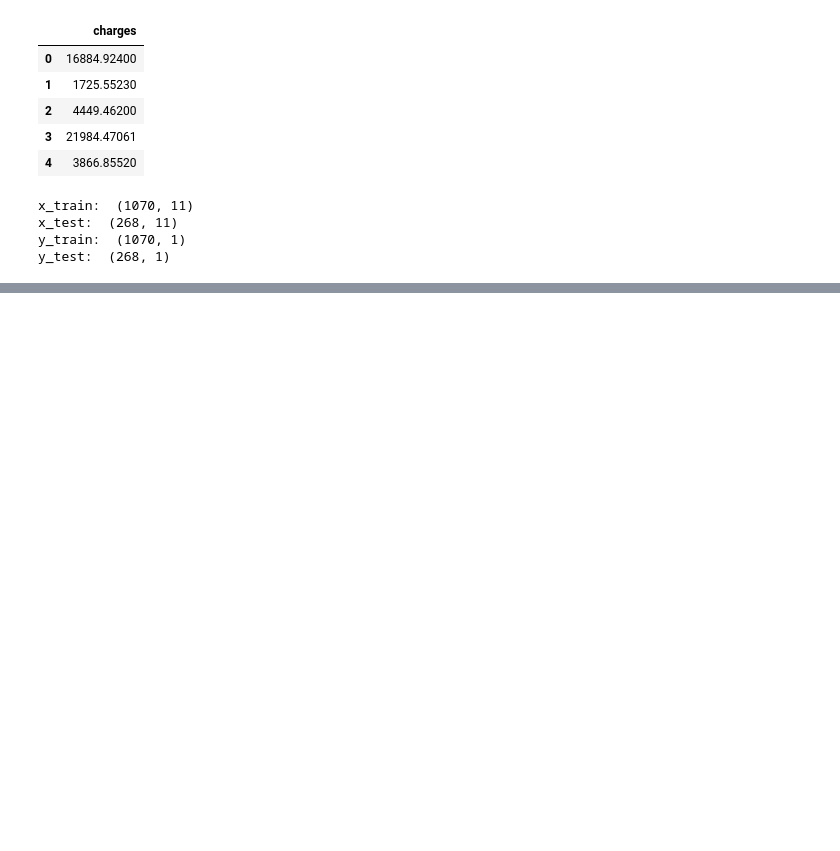
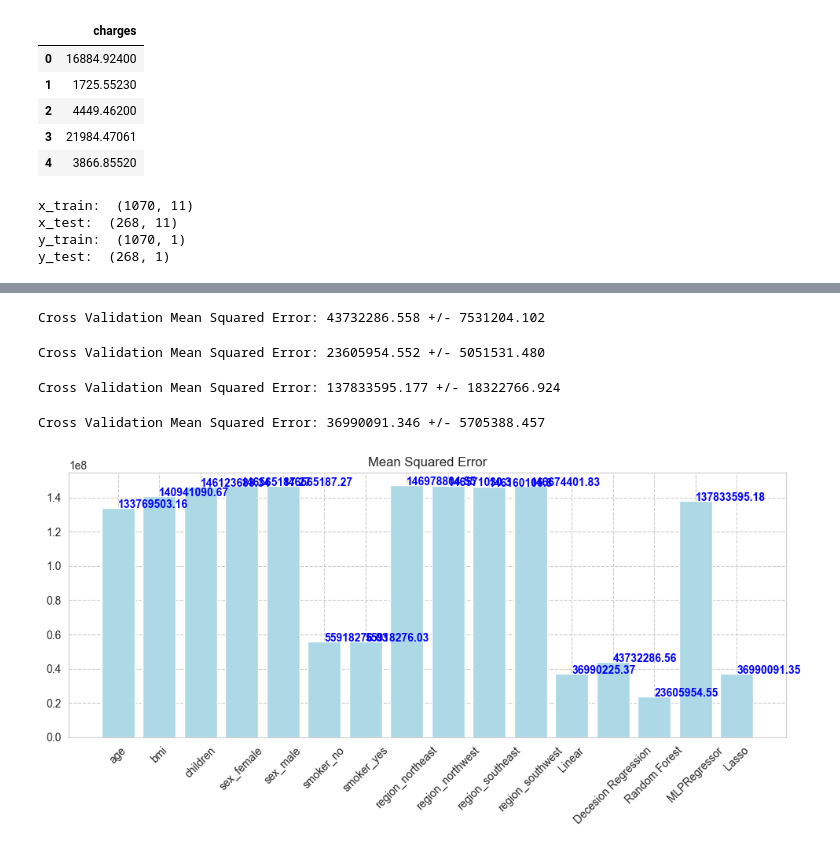
Before and after one commit to GarterPoom/Comparison-and-Implementation-of-Insurance-Customer-Predictive-Models, a Jupyter notebook: Models Implementation.ipynb, the cells around one changed output, grey strips where cells are left out. Cells and saved outputs as stored; diff of their text form; code cells hidden in the pictures; blank space fills up the shorter version.

Commit message:
Regression model prepare and perform CV

```diff
--- a/Models Implementation.ipynb
+++ b/Models Implementation.ipynb
@@ -408,0 +454,73 @@ y_test:  (268, 1)
+# %%
+# k-fold Cross Validation
+# ===========================
+#Step 1: Import the sklearn classes
+from sklearn.model_selection import cross_validate
+
+#step 2: Fit and test the model with cross validation (10-fold)
+cv_results = cross_validate(Dec,X,Y, cv=10, scoring='neg_mean_squared_error')
+
+# Accuracy score for each fold
+print('Cross Validation Mean Squared Error: %.3f +/- %.3f' % (abs(cv_results['test_score']).mean(), abs(cv_results['test_score']).std()))
+mse.append(abs(cv_results['test_score']).mean())
+# %% [output]
+Cross Validation Mean Squared Error: 43732286.558 +/- 7531204.102
+# %%
+# k-fold Cross Validation
+# ===========================
+#Step 1: Import the sklearn classes
+from sklearn.model_selection import cross_validate
+
+#step 2: Fit and test the model with cross validation (10-fold)
+cv_results = cross_validate(Random,X,Y, cv=10, scoring='neg_mean_squared_error')
+
+# Accuracy score for each fold
+print('Cross Validation Mean Squared Error: %.3f +/- %.3f' % (abs(cv_results['test_score']).mean(), abs(cv_results['test_score']).std()))
+mse.append(abs(cv_results['test_score']).mean())
+# %% [output]
+Cross Validation Mean Squared Error: 23605954.552 +/- 5051531.480
+# %%
+# k-fold Cross Validation
+# ===========================
+#Step 1: Import the sklearn classes
+from sklearn.model_selection import cross_validate
+
+#step 2: Fit and test the model with cross validation (10-fold)
+cv_results = cross_validate(MLP,X,Y, cv=10, scoring='neg_mean_squared_error')
+
+# Accuracy score for each fold
+print('Cross Validation Mean Squared Error: %.3f +/- %.3f' % (abs(cv_results['test_score']).mean(), abs(cv_results['test_score']).std()))
+mse.append(abs(cv_results['test_score']).mean())
+# %% [output]
+Cross Validation Mean Squared Error: 137833595.177 +/- 18322766.924
+# %%
+# k-fold Cross Validation
+# ===========================
+#Step 1: Import the sklearn classes
+from sklearn.model_selection import cross_validate
+
+#step 2: Fit and test the model with cross validation (10-fold)
+cv_results = cross_validate(Lasso,X,Y, cv=10, scoring='neg_mean_squared_error')
+
+# Accuracy score for each fold
+print('Cross Validation Mean Squared Error: %.3f +/- %.3f' % (abs(cv_results['test_score']).mean(), abs(cv_results['test_score']).std()))
+mse.append(abs(cv_results['test_score']).mean())
+# %% [output]
+Cross Validation Mean Squared Error: 36990091.346 +/- 5705388.457
+# %%
+# Created a plot that compare mean_squared_error of each feature
+f, ax = plt.subplots(figsize=(10,5))
+plt.title('Mean Squared Error')
+no_of_features = len(mse)
+xlabels = list(X.columns) + ['Linear', 'Decesion Regression' , 'Random Forest', 'MLPRegressor', 'Lasso']
+plt.bar(range(no_of_features), mse, color='lightblue', align='center')
+plt.xticks(range(no_of_features), xlabels, rotation=45)
+
+# set individual bar lables with accuracy value
+for i, v in enumerate(mse):
+    plt.text(i, v, str(round(v,2)), color='blue', fontweight='bold')
+
+plt.tight_layout()
+plt.show()
+# %% [output]
+[figure, added]
```
Also changed, not shown: parts of 4 cells of this notebook.
